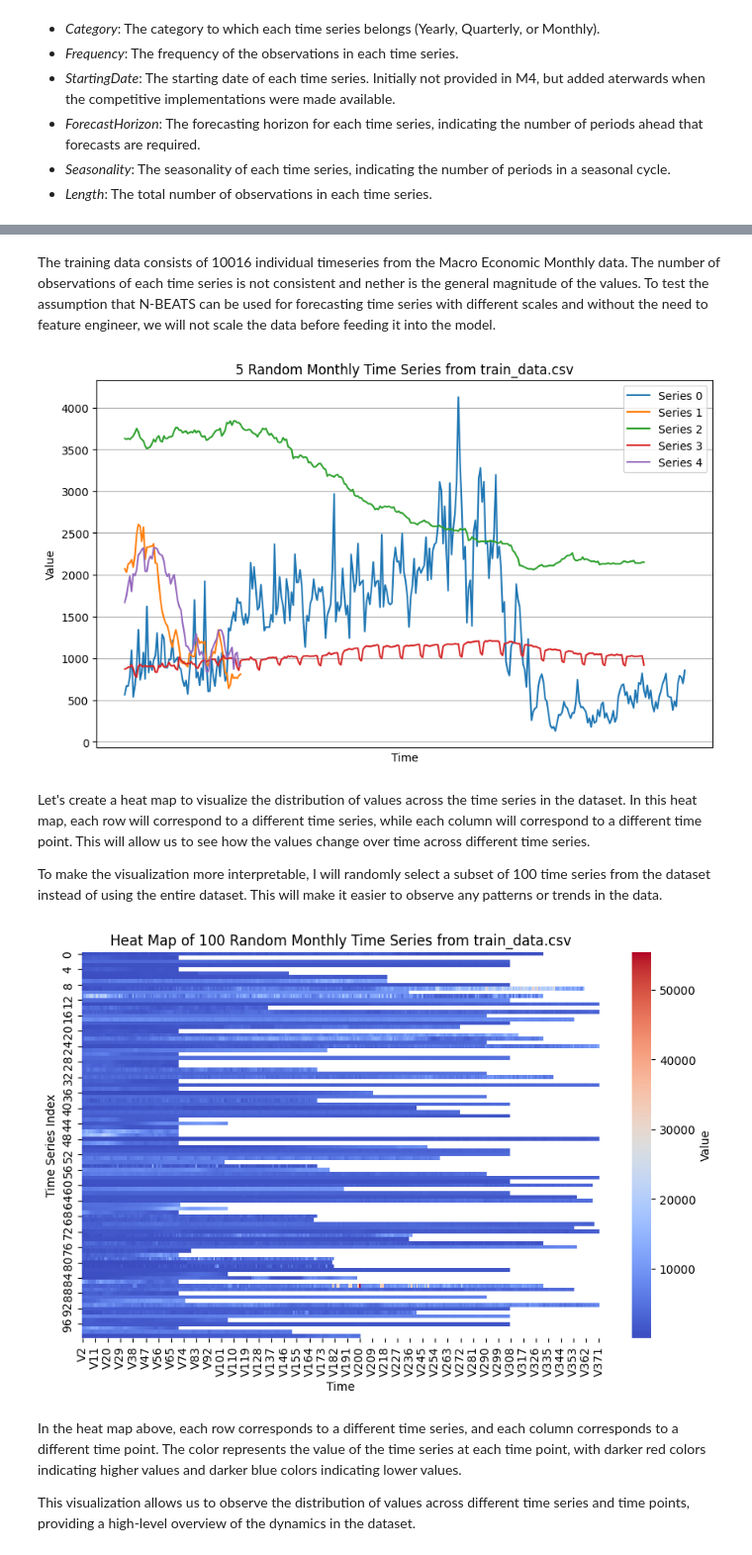
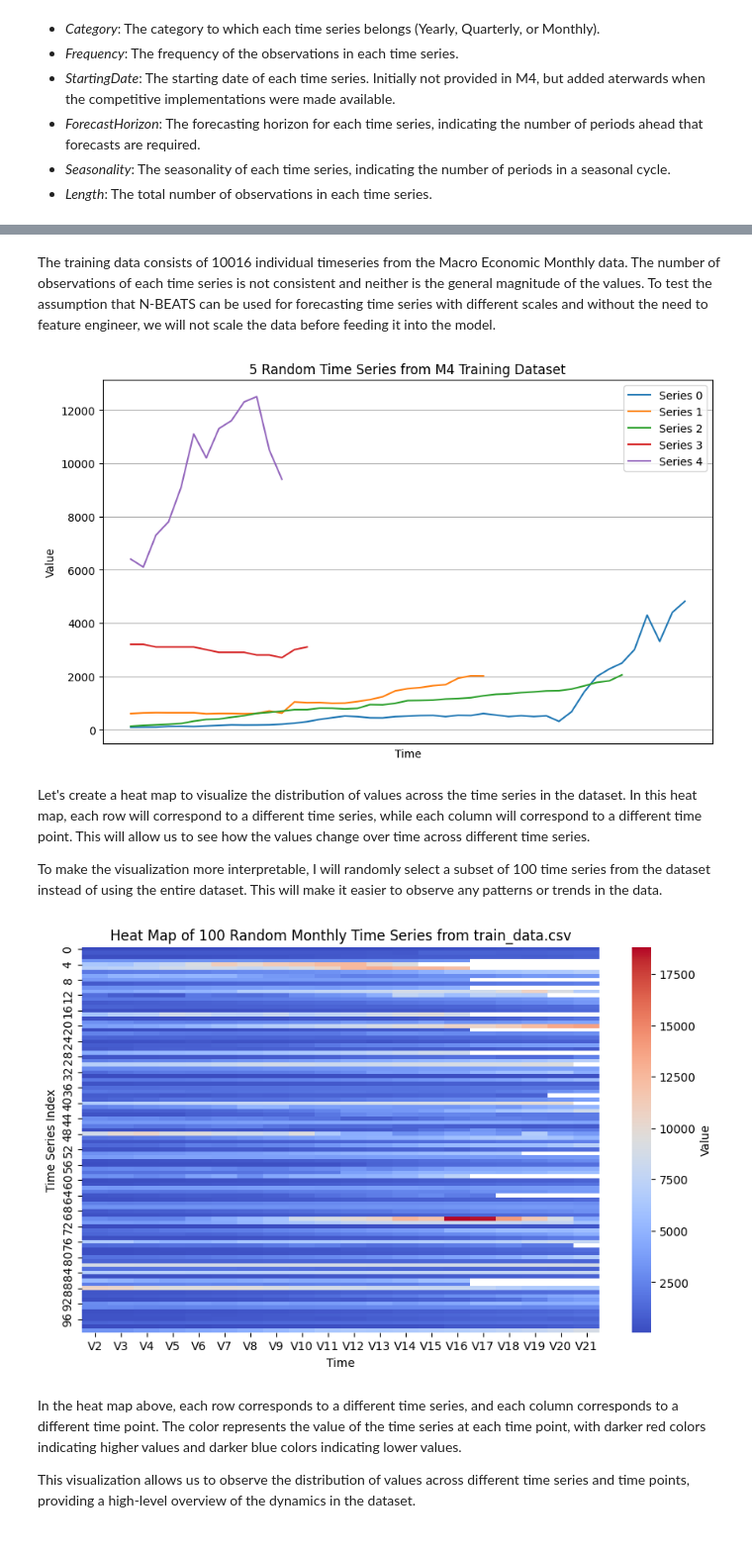
Before and after one commit to realdanielbyrne/N-BEATS-Lightning, a Jupyter notebook: examples/M4 Monthly Example.ipynb, the cells around one changed output, grey strips where cells are left out. Shown at 99% size. Saved outputs shown, nothing was run; the diff lists cells and outputs as text; code cells hidden in the pictures.

```diff
--- a/examples/M4 Monthly Example.ipynb
+++ b/examples/M4 Monthly Example.ipynb
@@ -54,28 +56,16 @@ Here are the names and descriptions of each of the columns in the M4-info.csv fi
 - *Seasonality*: The seasonality of each time series, indicating the number of periods in a seasonal cycle.
 - *Length*: The total number of observations in each time series.
 # %%
-# Load data
-
 # Select a seasonal period to train on
 # Hourly, Daily, Weekly, Monthly, Quarterly, or Yearly
-seasonal_period= "Monthly"
+seasonal_period= "Yearly"
 
 # The backcast length is determined by multiplying the forecast horizon by an integer multiplier
-forecast_multiplier = 7
+forecast_multiplier = 5
 
 # Set to a category name to train on a single M4 category to train against
 # Macro, Micro, Industry, Finance, Demographic, Other, or All
 category = 'All'
 
-# Set True to reduce the training size to 1000 series. Useful when exploring hyperparameters and debugging.
-debug = False
-
-# file locations
-info_file  = "data/M4/M4-info.csv"
-train_file = f"data/M4/Train/{seasonal_period}-train.csv"
-test_file  = f"data/M4/Test/{seasonal_period}-test.csv"
-
-# Get data parameters from M4Info.csv file
-frequency, forecast_length, backcast_length, indicies = get_M4infofile_info (
-                      m4_info_path, seasonal_period, forecast_multiplier, category)
+dataset_id = 'M4'
 # %% [markdown]
@@ -96,0 +73,8 @@ train_data.head()
+# %%
+# use convience function to load the data
+m4 = M4Dataset(seasonal_period, category)
+backcast_length = m4.forecast_length * forecast_multiplier
+train_data = m4.train_data
+test_data = m4.test_data
+
+m4.train_df.tail()
@@ -97,8 +90,8 @@ train_data.head()
 # %% [markdown]
-The training data consists of 10016 individual timeseries from the Macro Economic Monthly data. The number of observations of each time series is not consistent and nether is the general magnitude of the values.  To test the assumption that N-BEATS can be used for forecasting time series with different scales and without the need to feature engineer, we will not scale the data before feeding it into the model.
+The training data consists of 10016 individual timeseries from the Macro Economic Monthly data. The number of observations of each time series is not consistent and neither is the general magnitude of the values.  To test the assumption that N-BEATS can be used for forecasting time series with different scales and without the need to feature engineer, we will not scale the data before feeding it into the model.
 # %%
 # Randomly select 5 time series
-random_series = train_data.sample(n=5, random_state=42)
+random_series = m4.train_df.sample(n=5, random_state=44)
 
 # Reset the index of the DataFrame to get numerical indices
 random_series_reset_index = random_series.reset_index(drop=True)
@@ -108,7 +101,7 @@ plt.figure(figsize=(10, 6))
 for index, row in random_series_reset_index.iterrows():
     plt.plot(row.index, row.values, label=f'Series {index}')
 
-plt.title('5 Random Monthly Time Series from train_data.csv')
+plt.title('5 Random Time Series from M4 Training Dataset')
 plt.xlabel('Time')
 plt.xticks([])
 plt.ylabel('Value')
@@ -116,32 +109,30 @@ plt.legend()
 plt.grid(True)
 plt.show()
 # %% [output]
-[figure, old version]
+[figure, new version]
 # %% [markdown]
 Let's create a heat map to visualize the distribution of values across the time series in the dataset. In this heat map, each row will correspond to a different time series, while each column will correspond to a different time point. This will allow us to see how the values change over time across different time series.
 
 To make the visualization more interpretable, I will randomly select a subset of 100 time series from the dataset instead of using the entire dataset. This will make it easier to observe any patterns or trends in the data.
 # %%
-import seaborn as sns
-
 # Randomly select 100 time series
-subset = train_data.sample(n=100, random_state=42)
+subset = m4.train_df.sample(n=100, random_state=44)
 
 
 # Reset the index of the DataFrame to get numerical indices
 subset_int_index = subset.reset_index(drop=True)
-subset_int_index = subset_int_index.drop(columns= subset_int_index.columns[370:] )
+subset_int_index = subset_int_index.drop(columns= subset_int_index.columns[20:] )
 
 
 # Generate a heat map
 plt.figure(figsize=(10, 6))
 sns.heatmap(subset_int_index, cmap='coolwarm', cbar_kws={'label': 'Value'})
 plt.title('Heat Map of 100 Random Monthly Time Series from train_data.csv')
 plt.xlabel('Time')
 plt.ylabel('Time Series Index')
 plt.show()
 # %% [output]
-[figure, old version]
+[figure, new version]
 # %% [markdown]
 In the heat map above, each row corresponds to a different time series, and each column corresponds to a different time point. The color represents the value of the time series at each time point, with darker red colors indicating higher values and darker blue colors indicating lower values.
 
```
Also changed, not shown: parts of 13 cells of this notebook, 3 other files.
